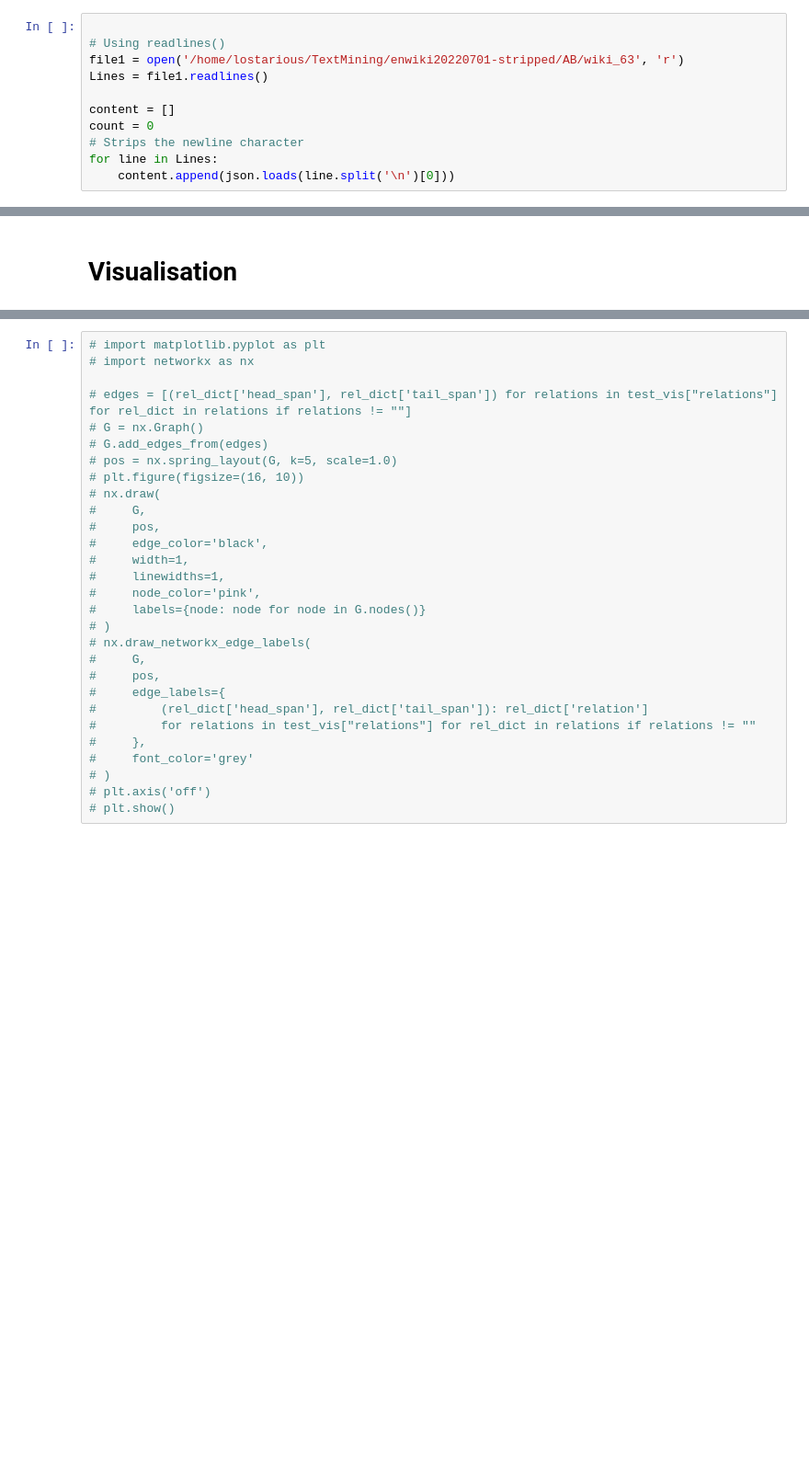
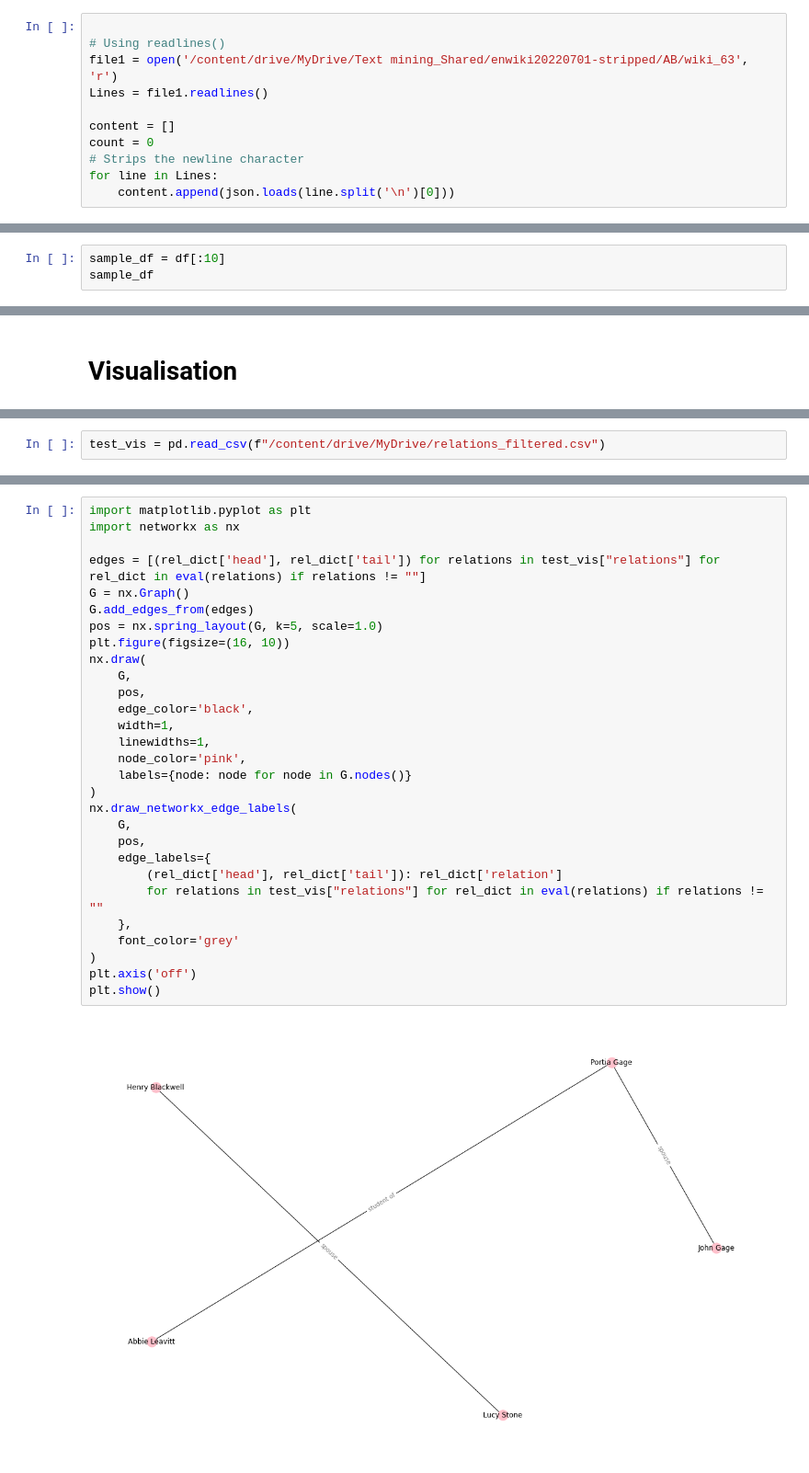
Before and after one commit to Theonimfi/Text-mining, a Jupyter notebook: coreference_preprocessing.ipynb, the cells around one changed output, grey strips where cells are left out. Shown at 92% size. Saved outputs shown, nothing was run; the diff lists cells and outputs as text; blank space fills up the shorter version.

```diff
--- a/coreference_preprocessing.ipynb
+++ b/coreference_preprocessing.ipynb
@@ -530,7 +531,7 @@ def resolve_corefs(doc):
 # %%
 
 # Using readlines()
-file1 = open('/home/lostarious/TextMining/enwiki20220701-stripped/AB/wiki_63', 'r')
+file1 = open('/content/drive/MyDrive/Text mining_Shared/enwiki20220701-stripped/AB/wiki_63', 'r')
 Lines = file1.readlines()
 
 content = []
@@ -580,3 +580,6 @@ def has_multiple_people(doc):
     if len(people)>1:
       return True
   return False
+# %%
+sample_df = df[:10]
+sample_df
@@ -621,0 +693,2 @@ Relation extraction took 130.99682188034058 seconds
+# %%
+test_vis = pd.read_csv(f"/content/drive/MyDrive/relations_filtered.csv")
@@ -622,29 +703,31 @@ Relation extraction took 130.99682188034058 seconds
 # %%
-# import matplotlib.pyplot as plt
-# import networkx as nx
+import matplotlib.pyplot as plt
+import networkx as nx
 
-# edges = [(rel_dict['head_span'], rel_dict['tail_span']) for relations in test_vis["relations"] for rel_dict in relations if relations != ""]
-# G = nx.Graph()
-# G.add_edges_from(edges)
-# pos = nx.spring_layout(G, k=5, scale=1.0)
-# plt.figure(figsize=(16, 10))
-# nx.draw(
-#     G,
-#     pos,
-#     edge_color='black',
-#     width=1,
-#     linewidths=1,
-#     node_color='pink',
-#     labels={node: node for node in G.nodes()}
-# )
-# nx.draw_networkx_edge_labels(
-#     G,
-#     pos,
-#     edge_labels={
-#         (rel_dict['head_span'], rel_dict['tail_span']): rel_dict['relation']
-#         for relations in test_vis["relations"] for rel_dict in relations if relations != ""
-#     },
-#     font_color='grey'
-# )
-# plt.axis('off')
-# plt.show()
+edges = [(rel_dict['head'], rel_dict['tail']) for relations in test_vis["relations"] for rel_dict in eval(relations) if relations != ""]
+G = nx.Graph()
+G.add_edges_from(edges)
+pos = nx.spring_layout(G, k=5, scale=1.0)
+plt.figure(figsize=(16, 10))
+nx.draw(
+    G,
+    pos,
+    edge_color='black',
+    width=1,
+    linewidths=1,
+    node_color='pink',
+    labels={node: node for node in G.nodes()}
+)
+nx.draw_networkx_edge_labels(
+    G,
+    pos,
+    edge_labels={
+        (rel_dict['head'], rel_dict['tail']): rel_dict['relation']
+        for relations in test_vis["relations"] for rel_dict in eval(relations) if relations != ""
+    },
+    font_color='grey'
+)
+plt.axis('off')
+plt.show()
+# %% [output]
+[figure, added]
```
Also changed, not shown: parts of 16 cells of this notebook.
